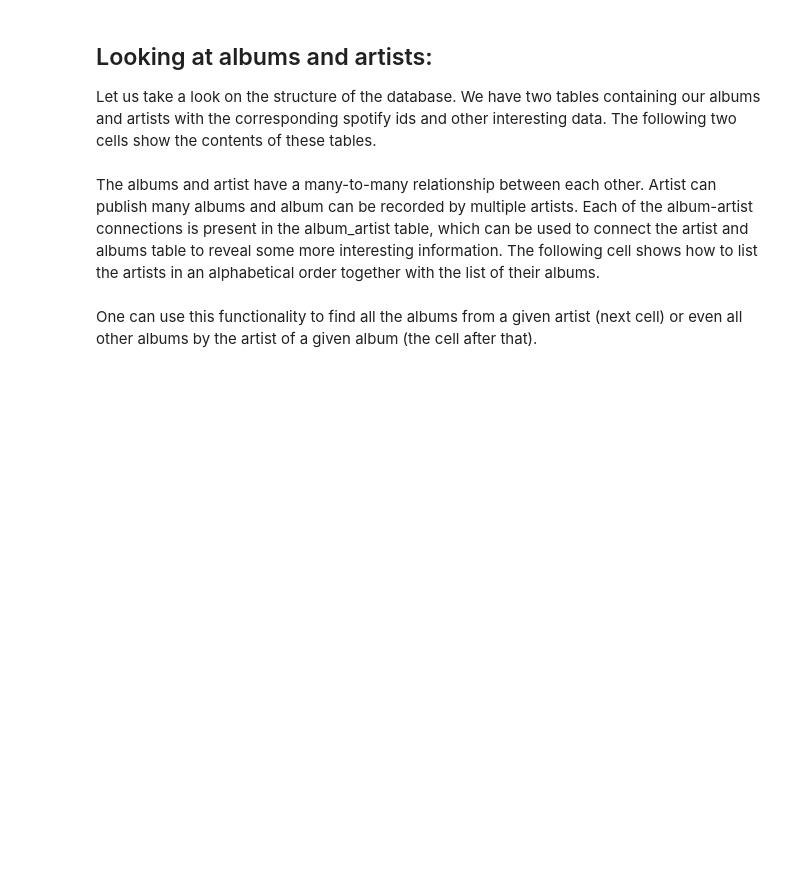
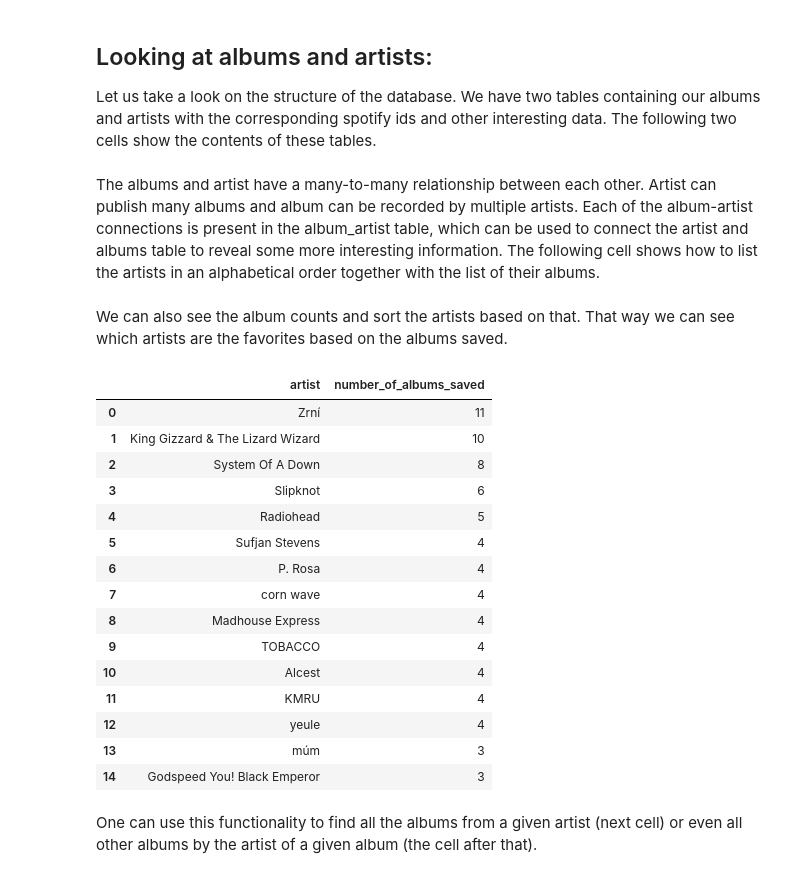
Before and after one commit to AlenkaJ/SpotifyShenanigans, a Jupyter notebook: spotify_database/duckdb_shenanigans.ipynb, the cells around one changed output. Drawn from its saved outputs; the diff is of its cells as text; code cells hidden in the pictures; blank space fills up the shorter version.

```diff
--- a/spotify_database/duckdb_shenanigans.ipynb
+++ b/spotify_database/duckdb_shenanigans.ipynb
@@ -26,6 +26,35 @@ con.sql("""
         GROUP BY artists.name
         ORDER BY artists.name ASC
     """).df()
+# %% [markdown]
+We can also see the album counts and sort the artists based on that. That way we can see which artists are the favorites based on the albums saved.
+# %%
+# find which artists have the most saved albums
+con.sql("""
+        SELECT artists.name AS artist, COUNT(albums.name) as number_of_albums_saved
+        FROM albums
+        JOIN album_artist ON albums.spotify_id = album_artist.album_id
+        JOIN artists ON artists.spotify_id = album_artist.artist_id
+        GROUP BY artist
+        ORDER BY number_of_albums_saved DESC LIMIT 15
+    """).df()
+# %% [output]
+|  | artist | number_of_albums_saved |
+| 0 | Zrní | 11 |
+| 1 | King Gizzard & The Lizard Wizard | 10 |
+| 2 | System Of A Down | 8 |
+| 3 | Slipknot | 6 |
+| 4 | Radiohead | 5 |
+| 5 | Sufjan Stevens | 4 |
+| 6 | P. Rosa | 4 |
+| 7 | corn wave | 4 |
+| 8 | Madhouse Express | 4 |
+| 9 | TOBACCO | 4 |
+| 10 | Alcest | 4 |
+| 11 | KMRU | 4 |
+| 12 | yeule | 4 |
+| 13 | múm | 3 |
+| 14 | Godspeed You! Black Emperor | 3 |
 # %% [markdown]
 One can use this functionality to find all the albums from a given artist (next cell) or even all other albums by the artist of a given album (the cell after that).
 # %%
```
Also changed, not shown: parts of 14 cells of this notebook.
